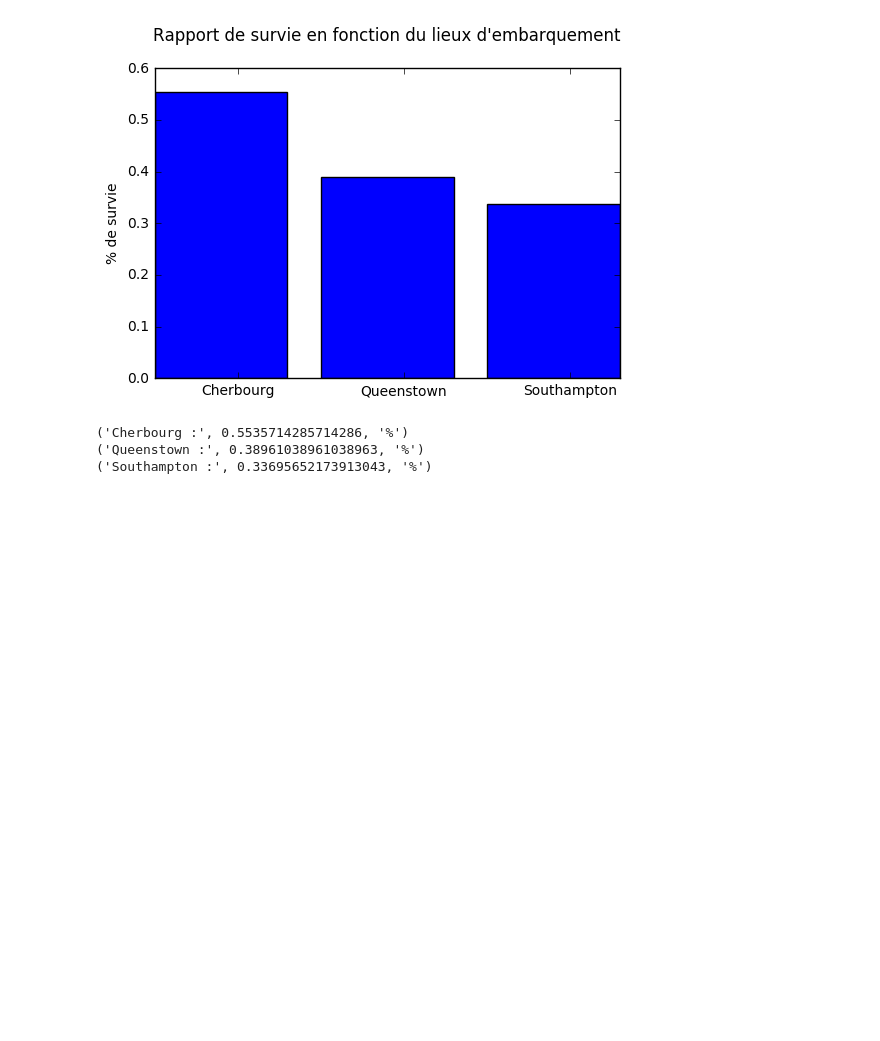
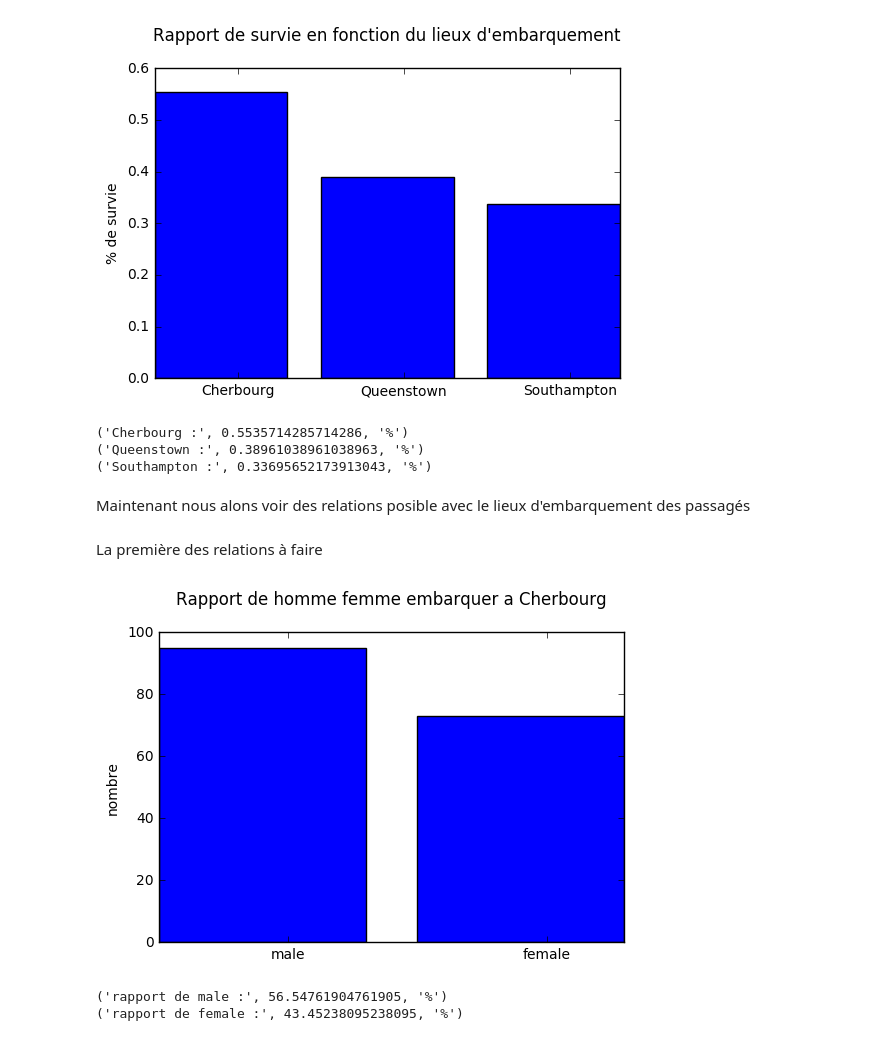
Before and after one commit to FloFloo17/2016-2017, a Jupyter notebook: P2/rapport_final.ipynb, the cells around one changed output. Drawn from its saved outputs; the diff is of its cells as text; code cells hidden in the pictures; blank space fills up the shorter version.

Commit message:
rapport d'homme / femme

```diff
--- a/P2/rapport_final.ipynb
+++ b/P2/rapport_final.ipynb
@@ -65,3 +65,56 @@ print('Southampton :', RaportS, '%')
 ('Cherbourg :', 0.5535714285714286, '%')
 ('Queenstown :', 0.38961038961038963, '%')
 ('Southampton :', 0.33695652173913043, '%')
+# %% [markdown]
+Maintenant nous alons voir des relations posible avec le lieux d'embarquement des passagés
+# %% [markdown]
+La première des relations à faire
+# %%
+# donnée
+
+PassageMale = df["Sex"] == "male"
+PassageFemale = df["Sex"] == "female"
+
+Cherbourg = df["Embarked"] == "C"
+Queenstown = df["Embarked"] == "Q"
+Southampton = df["Embarked"] == "S"
+
+NbMaleC = len(df[ PassageMale & Cherbourg ])
+NbMaleQ = len(df[ PassageMale & Queenstown ])
+NbMaleS = len(df[ PassageMale & Southampton ])
+
+NbFemaleC = len(df[ PassageFemale & Cherbourg ])
+NbFemaleQ = len(df[ PassageFemale & Queenstown ])
+NbFemaleS = len(df[ PassageFemale & Southampton ])
+
+totalC = NbMaleC + NbFemaleC
+totalQ = NbMaleQ + NbFemaleQ
+totalS = NbMaleS + NbFemaleS
+
+RaportMaleC = float(NbMaleC) * 100 / float(totalC)
+RaportMaleQ = float(NbMaleQ) * 100 / float(totalQ)
+RaportMaleS = float(NbMaleS) * 100 / float(totalS)
+
+RaportFemaleC = float(NbFemaleC) * 100 / float(totalC)
+RaportFemaleQ = float(NbFemaleQ) * 100 / float(totalQ)
+RaportFemaleS = float(NbFemaleS) * 100 / float(totalS)
+# %%
+# diagramme pour Cherbourg
+fig = plt.figure()
+ax = fig.add_subplot(111)
+
+ax.set_title('Rapport de homme femme embarquer a Cherbourg\n')
+ax.set_ylabel('nombre')
+ax.set_xticklabels(['male', 'female'])
+ax.set_xticks([0.5, 1.5])
+
+listDataC = [NbMaleC, NbFemaleC]
+ax.bar(range(len(listDataC)), listDataC)
+plt.show()
+
+print('rapport de male :', RaportMaleC, '%')
+print('rapport de female :', RaportFemaleC, '%')
+# %% [output]
+[figure, added]
+('rapport de male :', 56.54761904761905, '%')
+('rapport de female :', 43.45238095238095, '%')
```
Also changed, not shown: parts of 3 cells of this notebook.
